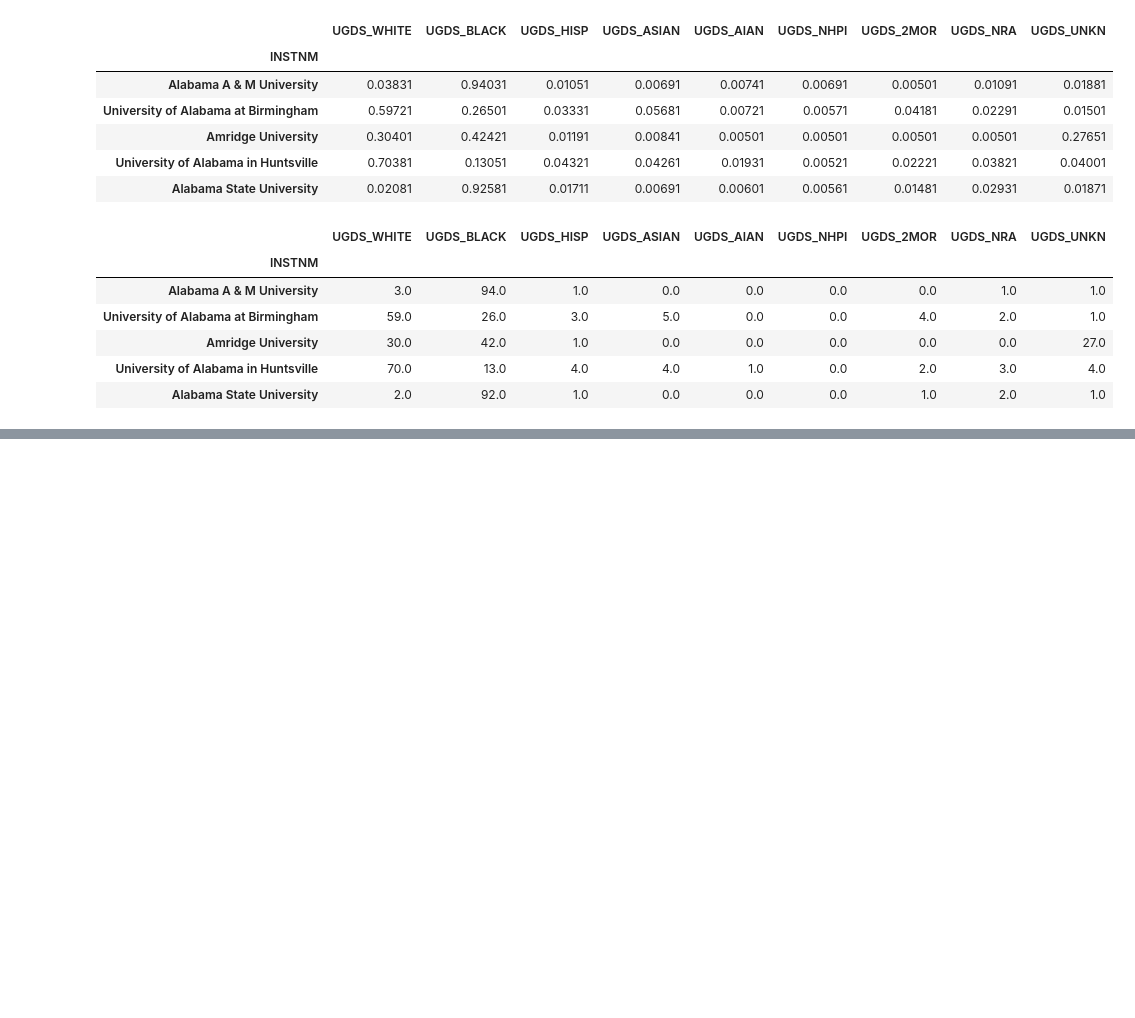
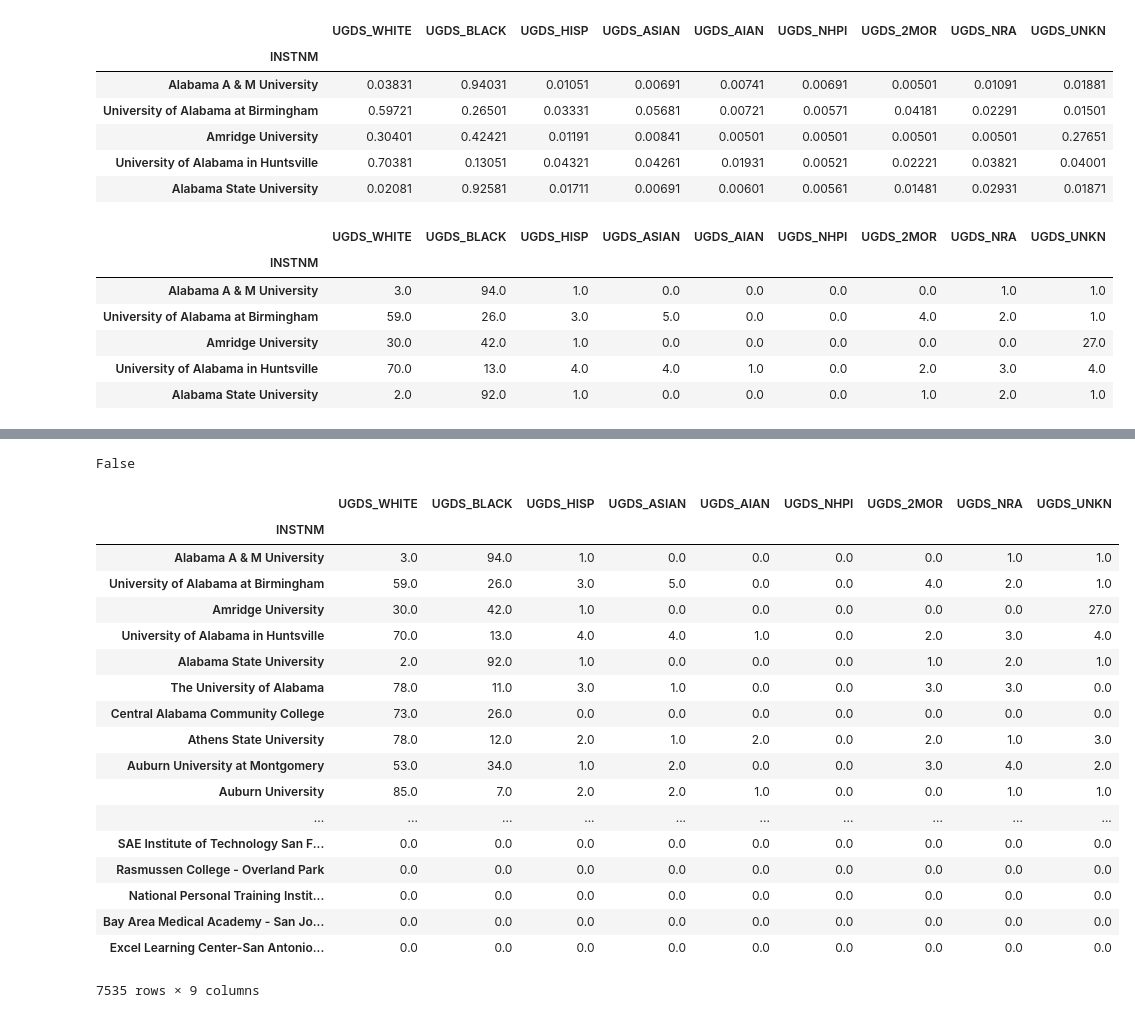
Before and after one commit to risarora/pandas-recipes, a Jupyter notebook: Pandas Recipes 2.0 Essential DataFrame Operations.ipynb, the cells around one changed output, grey strips where cells are left out. Cells and saved outputs as stored; diff of their text form; code cells hidden in the pictures; blank space fills up the shorter version.

Commit message:
Completing Chapter 2. Essential Data Frame Operations

```diff
--- a/Pandas Recipes 2.0 Essential DataFrame Operations.ipynb
+++ b/Pandas Recipes 2.0 Essential DataFrame Operations.ipynb
@@ -359,0 +436,4 @@ NameError: name 'college_ugds' is not defined
+# %%
+college_ugds_op_round.equals(college_ugds_round)
+# %% [output]
+False
@@ -359,0 +450,33 @@ NameError: name 'college_ugds' is not defined
+# %%
+import pandas as pd
+college = pd.read_csv('data/college.csv',index_col='INSTNM')
+
+college_ugds = college.filter(like='UGDS_')
+college_ugds = college_ugds.fillna(0)
+
+college_ugds_op_round = (college_ugds + 0.00501) // .01
+college_ugds_op_round
+#college_ugds_op_round.div(2)
+#college_ugds_op_round = (college_ugds + 0.00501) // .01 /100
+
+#college_ugds_op_round.head()
+# %% [output]
+|  | UGDS_WHITE | UGDS_BLACK | UGDS_HISP | UGDS_ASIAN | UGDS_AIAN | UGDS_NHPI | UGDS_2MOR | UGDS_NRA | UGDS_UNKN |
+| INSTNM |  |  |  |  |  |  |  |  |  |
+| Alabama A & M University | 3.0 | 94.0 | 1.0 | 0.0 | 0.0 | 0.0 | 0.0 | 1.0 | 1.0 |
+| University of Alabama at Birmingham | 59.0 | 26.0 | 3.0 | 5.0 | 0.0 | 0.0 | 4.0 | 2.0 | 1.0 |
+| Amridge University | 30.0 | 42.0 | 1.0 | 0.0 | 0.0 | 0.0 | 0.0 | 0.0 | 27.0 |
+| University of Alabama in Huntsville | 70.0 | 13.0 | 4.0 | 4.0 | 1.0 | 0.0 | 2.0 | 3.0 | 4.0 |
+| Alabama State University | 2.0 | 92.0 | 1.0 | 0.0 | 0.0 | 0.0 | 1.0 | 2.0 | 1.0 |
+| The University of Alabama | 78.0 | 11.0 | 3.0 | 1.0 | 0.0 | 0.0 | 3.0 | 3.0 | 0.0 |
+| Central Alabama Community College | 73.0 | 26.0 | 0.0 | 0.0 | 0.0 | 0.0 | 0.0 | 0.0 | 0.0 |
+| Athens State University | 78.0 | 12.0 | 2.0 | 1.0 | 2.0 | 0.0 | 2.0 | 1.0 | 3.0 |
+| Auburn University at Montgomery | 53.0 | 34.0 | 1.0 | 2.0 | 0.0 | 0.0 | 3.0 | 4.0 | 2.0 |
+| Auburn University | 85.0 | 7.0 | 2.0 | 2.0 | 1.0 | 0.0 | 0.0 | 1.0 | 1.0 |
+| ... | ... | ... | ... | ... | ... | ... | ... | ... | ... |
+| SAE Institute of Technology San F... | 0.0 | 0.0 | 0.0 | 0.0 | 0.0 | 0.0 | 0.0 | 0.0 | 0.0 |
+| Rasmussen College - Overland Park | 0.0 | 0.0 | 0.0 | 0.0 | 0.0 | 0.0 | 0.0 | 0.0 | 0.0 |
+| National Personal Training Instit... | 0.0 | 0.0 | 0.0 | 0.0 | 0.0 | 0.0 | 0.0 | 0.0 | 0.0 |
+| Bay Area Medical Academy - San Jo... | 0.0 | 0.0 | 0.0 | 0.0 | 0.0 | 0.0 | 0.0 | 0.0 | 0.0 |
+| Excel Learning Center-San Antonio... | 0.0 | 0.0 | 0.0 | 0.0 | 0.0 | 0.0 | 0.0 | 0.0 | 0.0 |
+7535 rows × 9 columns
```
Also changed, not shown: parts of 33 cells of this notebook, 4 other files.
